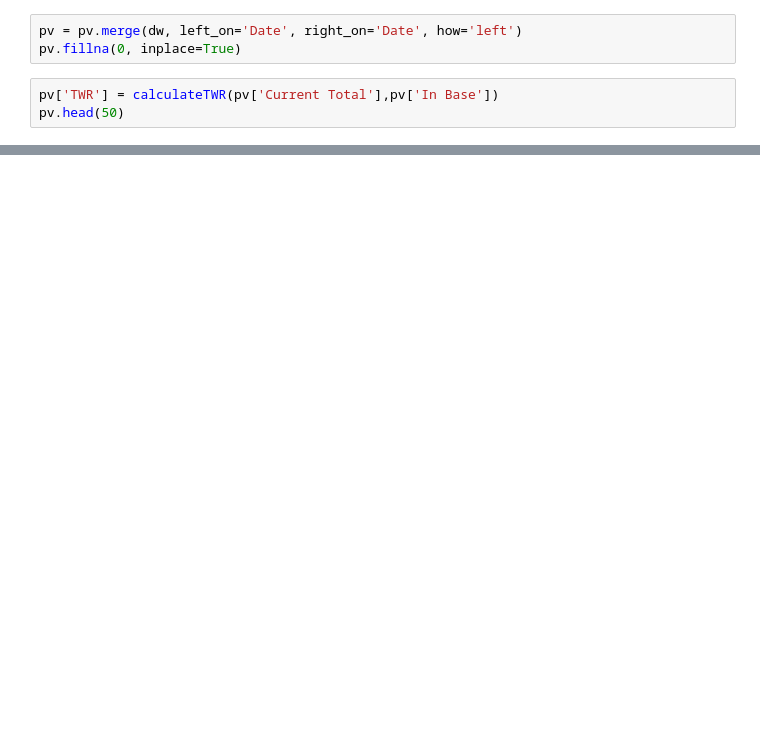
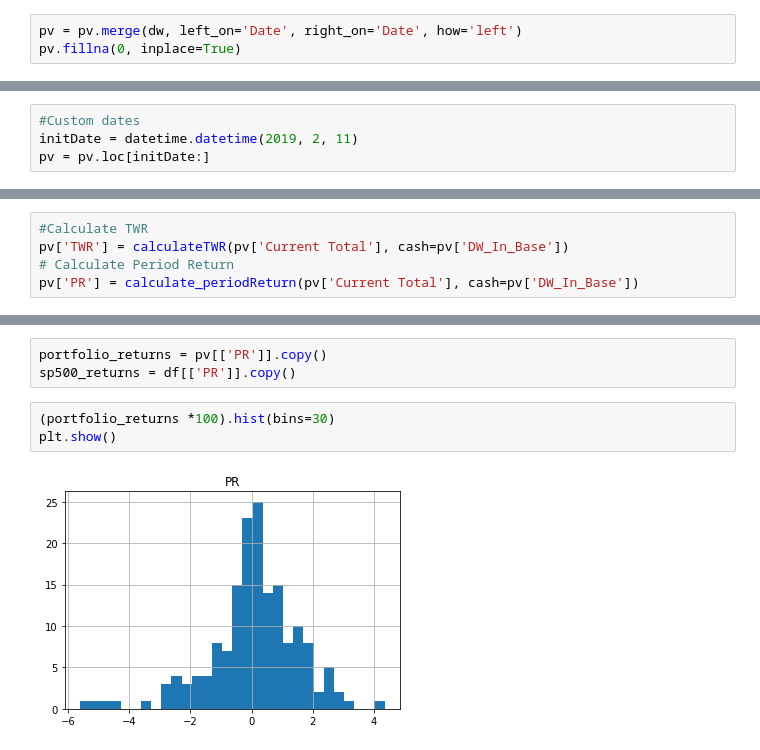
Before and after one commit to gurami000/oma, a Jupyter notebook: Code/sp500.ipynb, the cells around one changed output, grey strips where cells are left out. Cells and saved outputs as stored; diff of their text form; blank space fills up the shorter version.

```diff
--- a/Code/sp500.ipynb
+++ b/Code/sp500.ipynb
@@ -80,6 +105,3 @@ dw
 # %%
 pv = pv.merge(dw, left_on='Date', right_on='Date', how='left')
 pv.fillna(0, inplace=True)
-# %%
-pv['TWR'] = calculateTWR(pv['Current Total'],pv['In Base'])
-pv.head(50)
@@ -103,0 +108,4 @@ pv.head(50)
+# %%
+#Custom dates
+initDate = datetime.datetime(2019, 2, 11)
+pv = pv.loc[initDate:]
@@ -103,0 +116,5 @@ pv.head(50)
+# %%
+#Calculate TWR
+pv['TWR'] = calculateTWR(pv['Current Total'], cash=pv['DW_In_Base'])
+# Calculate Period Return
+pv['PR'] = calculate_periodReturn(pv['Current Total'], cash=pv['DW_In_Base'])
@@ -103,0 +216,8 @@ pv.head(50)
+# %%
+portfolio_returns = pv[['PR']].copy()
+sp500_returns = df[['PR']].copy()
+# %%
+(portfolio_returns *100).hist(bins=30)
+plt.show()
+# %% [output]
+[figure, added]
```
Also changed, not shown: parts of 35 cells of this notebook, 1 other file.
